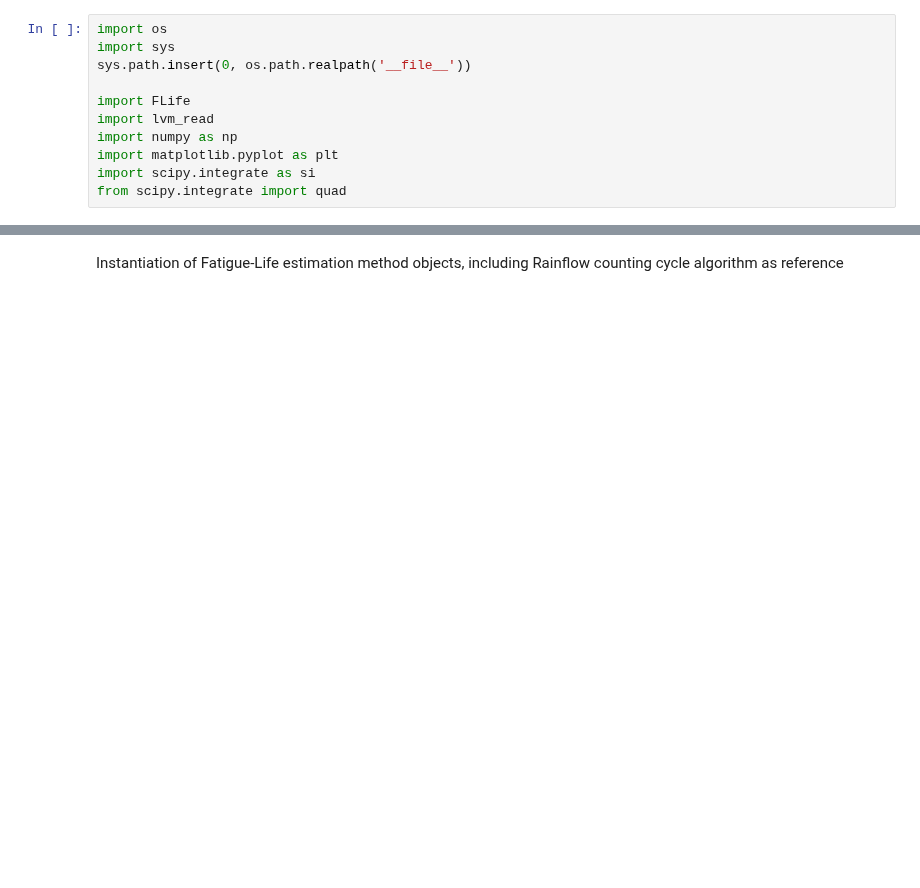
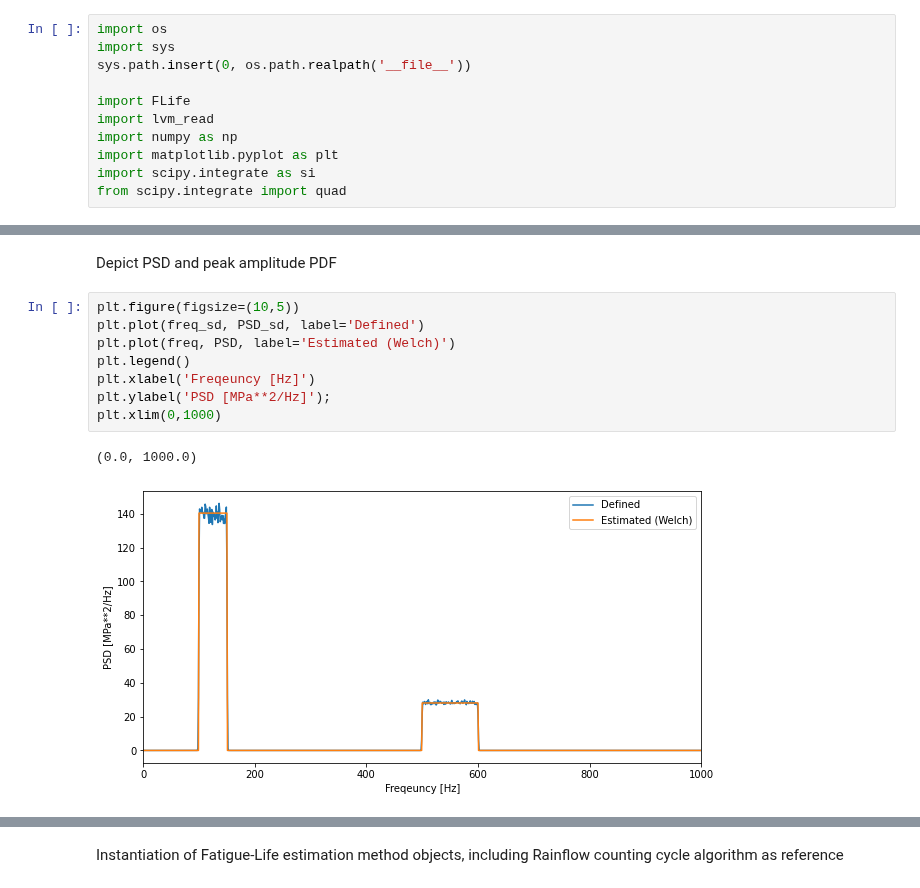
Before and after one commit to ladisk/FLife, a Jupyter notebook: FLife Showcase.ipynb, the cells around one changed output, grey strips where cells are left out. Drawn from its saved outputs; the diff is of its cells as text; blank space fills up the shorter version.

```diff
--- a/FLife Showcase.ipynb
+++ b/FLife Showcase.ipynb
@@ -17,0 +95,13 @@ x = data['data'][:,1]
+# %% [markdown]
+Depict PSD and peak amplitude PDF
+# %%
+plt.figure(figsize=(10,5))
+plt.plot(freq_sd, PSD_sd, label='Defined')
+plt.plot(freq, PSD, label='Estimated (Welch)')
+plt.legend()
+plt.xlabel('Freqeuncy [Hz]')
+plt.ylabel('PSD [MPa**2/Hz]');
+plt.xlim(0,1000)
+# %% [output]
+(0.0, 1000.0)
+[figure, added]
```
Also changed, not shown: parts of 21 cells of this notebook.
